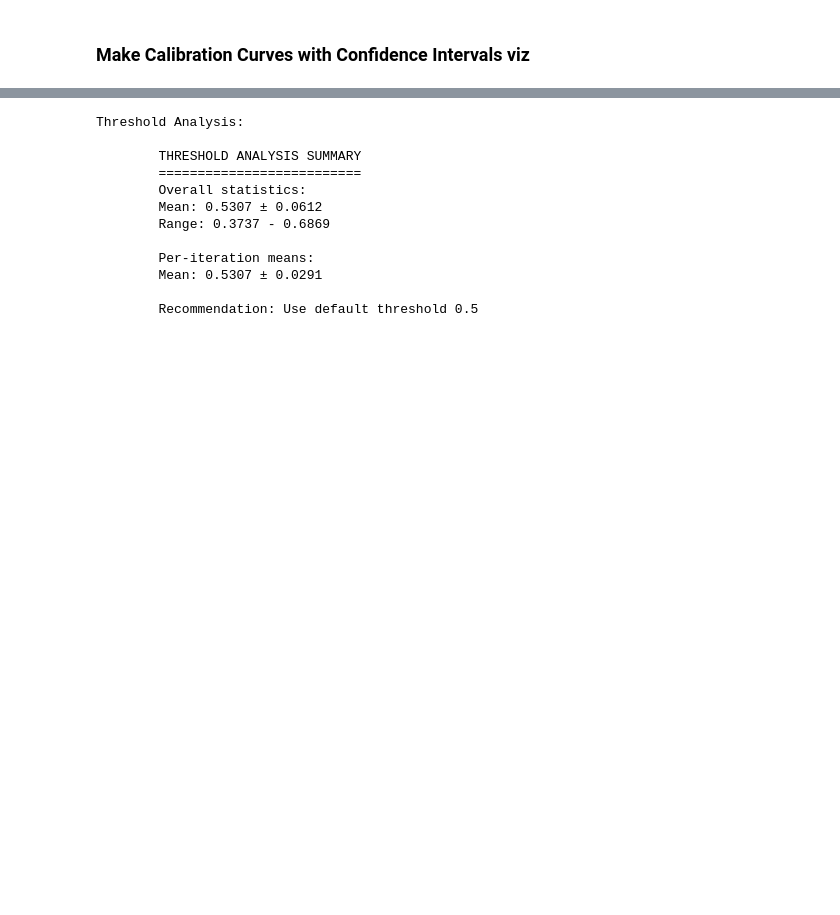
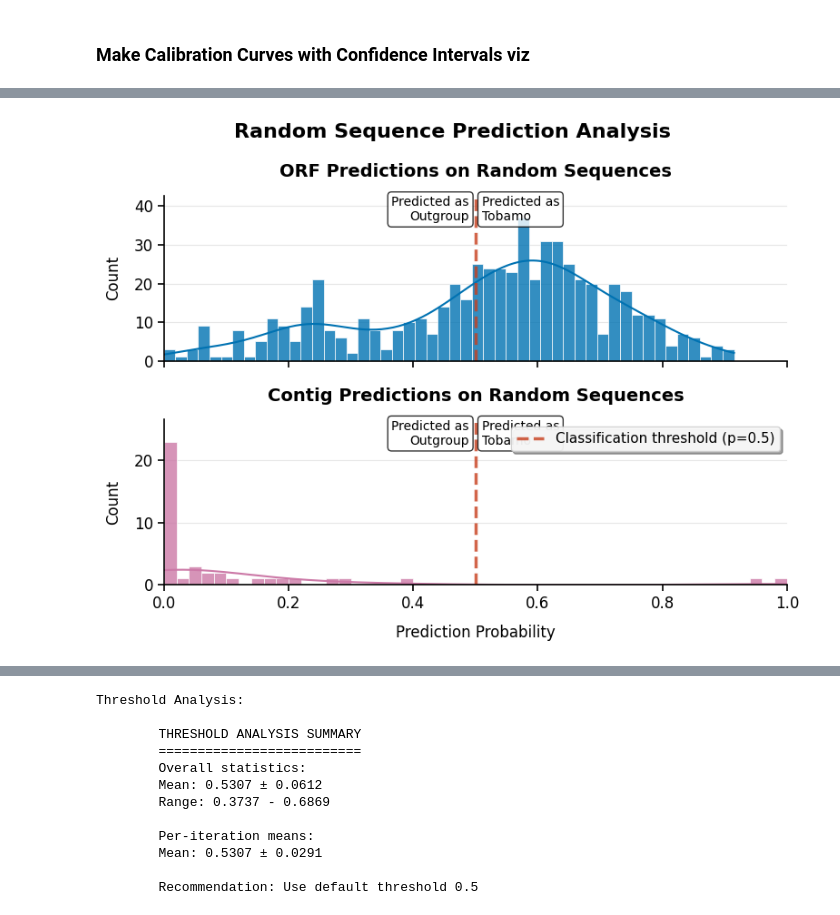
Before and after one commit to nezapajek/project-tobamo, a Jupyter notebook: analysis/model/notebooks/B_model_cv_evaluation.ipynb, the cells around one changed output, grey strips where cells are left out. Cells and saved outputs as stored; diff of their text form; code cells hidden in the pictures; blank space fills up the shorter version.

```diff
--- a/analysis/model/notebooks/B_model_cv_evaluation.ipynb
+++ b/analysis/model/notebooks/B_model_cv_evaluation.ipynb
@@ -257,0 +269,90 @@ plt.show()
+# %%
+orf_random_predictions = pd.read_csv('/home/tobamo/analize/project-tobamo/analysis/model/results/random_seq/predictions/orf_predictions.csv', index_col=0)
+contigs_random_predictions = pd.read_csv('/home/tobamo/analize/project-tobamo/analysis/model/results/random_seq/predictions/contig_predictions.csv', index_col=0)
+# %%
+# B2 Random Sequences Analysis - Publication Ready Figure
+# Use colorblind-friendly colors consistent with B1 plots
+colors = ['#0072B2', '#CC79A7']  # Blue and pink - same as B1
+
+# Create figure with improved styling matching B1
+fig, (ax1, ax2) = plt.subplots(2, 1, figsize=(8, 6), sharex=True)
+
+# Plot histogram of ORF predictions (top subplot)
+sns.histplot(data=orf_random_predictions, x="prob_1", bins=50,
+             kde=True, color=colors[0], alpha=0.8, ax=ax1,
+             edgecolor='white', linewidth=0.5)
+
+max_height = ax1.get_ylim()[1]
+ax1.set_ylim(0, max_height * 1.1)
+
+ax1.set_title('ORF Predictions on Random Sequences', fontsize=14, pad=15, weight='bold')
+ax1.set_ylabel('Count', fontsize=12, labelpad=10)
+ax1.grid(axis='y', linestyle='-', alpha=0.3, linewidth=0.8)
+ax1.set_axisbelow(True)
+
+# Classification threshold line with improved styling
+ax1.axvline(x=0.5, color='#C73E1D', linestyle='--', linewidth=2.5, alpha=0.8)
+ax1.text(0.51, ax1.get_ylim()[1]*0.85, "Predicted as\nTobamo", fontsize=10,
+         bbox=dict(boxstyle='round,pad=0.3', facecolor='white', alpha=0.8))
+ax1.text(0.49, ax1.get_ylim()[1]*0.85, "Predicted as\nOutgroup",
+         fontsize=10, ha='right',
+         bbox=dict(boxstyle='round,pad=0.3', facecolor='white', alpha=0.8))
+
+# Remove top and right spines
+ax1.spines['top'].set_visible(False)
+ax1.spines['right'].set_visible(False)
+ax1.spines['left'].set_linewidth(1.2)
+ax1.spines['bottom'].set_linewidth(1.2)
+
+# Plot histogram of contig predictions (bottom subplot)
+sns.histplot(data=contigs_random_predictions, x="prob_1", bins=50,
+             kde=True, color=colors[1], alpha=0.8, ax=ax2,
+             edgecolor='white', linewidth=0.5)
+
+max_height = ax2.get_ylim()[1]
+ax2.set_ylim(0, max_height * 1.1)
+
+ax2.set_title('Contig Predictions on Random Sequences', fontsize=14, pad=15, weight='bold')
+ax2.set_xlabel('Prediction Probability', fontsize=12, labelpad=10)
+ax2.set_ylabel('Count', fontsize=12, labelpad=10)
+ax2.grid(axis='y', linestyle='-', alpha=0.3, linewidth=0.8)
+ax2.set_axisbelow(True)
+
+# Classification threshold line
+threshold_line = ax2.axvline(x=0.5, color='#C73E1D', linestyle='--',
+                            linewidth=2.5, alpha=0.8,
+                            label='Classification threshold (p=0.5)')
+ax2.text(0.51, ax2.get_ylim()[1]*0.85, "Predicted as\nTobamo", fontsize=10,
+         bbox=dict(boxstyle='round,pad=0.3', facecolor='white', alpha=0.8))
+ax2.text(0.49, ax2.get_ylim()[1]*0.85, "Predicted as\nOutgroup",
+         fontsize=10, ha='right',
+         bbox=dict(boxstyle='round,pad=0.3', facecolor='white', alpha=0.8))
+
+# Enhanced legend
+legend = ax2.legend(loc='upper right', fontsize=11, frameon=True,
+                   fancybox=True, shadow=True, framealpha=0.9)
+
+# Remove top and right spines
+ax2.spines['top'].set_visible(False)
+ax2.spines['right'].set_visible(False)
+ax2.spines['left'].set_linewidth(1.2)
+ax2.spines['bottom'].set_linewidth(1.2)
+
+# Improve tick formatting for both subplots
+for ax in [ax1, ax2]:
+    ax.tick_params(axis='both', which='major', labelsize=12, width=1.2, length=5)
+
+# Set common x-axis limits
+plt.xlim(0, 1)
+
+# Add overall title with improved styling
+fig.suptitle('Random Sequence Prediction Analysis',
+             fontsize=16, weight='bold', y=0.98)
+
+# Adjust layout
+plt.tight_layout()
+plt.savefig(figures_dir / 'Figure6_RandomSequenceAnalysis.png', dpi=300, bbox_inches='tight',
+           facecolor='white', edgecolor='none')
+plt.show()
+# %% [output]
+[figure, added]
```
Also changed, not shown: parts of 14 cells of this notebook, 2 other files.
